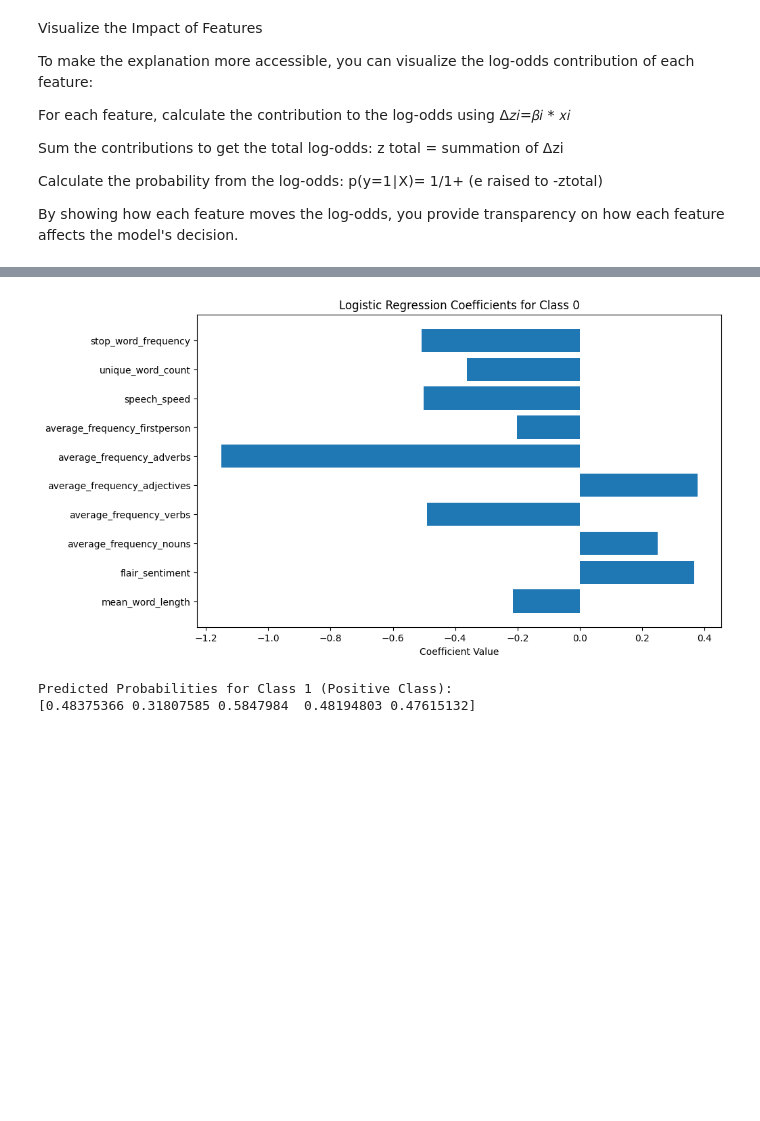
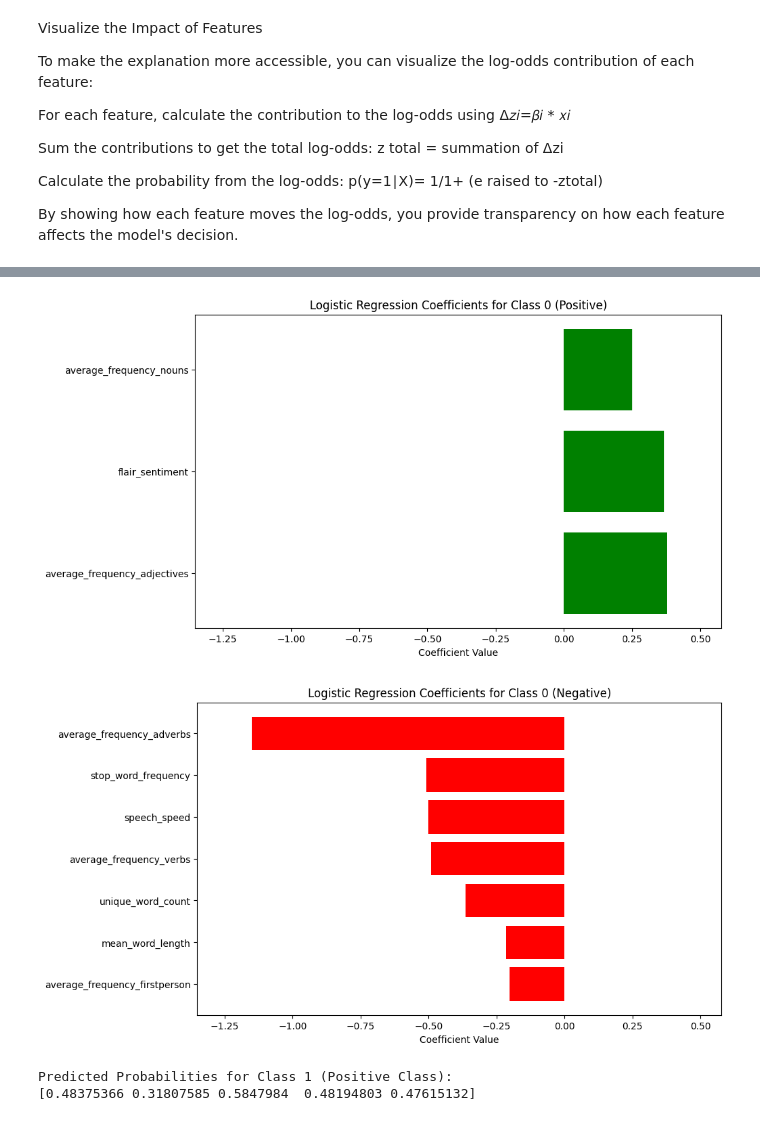
Before and after one commit to sochinghong/SU_project, a Jupyter notebook: simple_classification_features-3.ipynb, the cells around one changed output, grey strips where cells are left out. Saved outputs shown, nothing was run; the diff lists cells and outputs as text; code cells hidden in the pictures; blank space fills up the shorter version.

```diff
--- a/simple_classification_features-3.ipynb
+++ b/simple_classification_features-3.ipynb
@@ -695,23 +717,49 @@ Coefficients: [[ 0.21557576 -0.36708477 -0.24987956  0.4904923  -0.37795674  1.1
-# %%
-model.fit(X_train_norm, y_train)
-
-# Get coefficients for class 0 (negative class)
-coefficients_class_0 = -coefficients_class_1
-
-# Features
-features = ["mean_word_length", "flair_sentiment", "average_frequency_nouns",
-            "average_frequency_verbs", "average_frequency_adjectives",
-            "average_frequency_adverbs", "average_frequency_firstperson",
-            "speech_speed", "unique_word_count", "stop_word_frequency"]
-
-# Plot the coefficients for class 0
-plt.figure(figsize=(10, 6))
-plt.barh(features, coefficients_class_0)
-plt.xlabel('Coefficient Value')
-plt.title('Logistic Regression Coefficients for Class 0')
-plt.show()
-# %% [output]
-[figure, removed]
+# %%
+model.fit(X_train_norm, y_train)
+
+# Get coefficients for class 0 (negative class)
+coefficients_class_0 = -coefficients_class_1
+
+# Features
+features = ["mean_word_length", "flair_sentiment", "average_frequency_nouns",
+            "average_frequency_verbs", "average_frequency_adjectives",
+            "average_frequency_adverbs", "average_frequency_firstperson",
+            "speech_speed", "unique_word_count", "stop_word_frequency"]
+
+## Separate features with positive and negative coefficients
+positive_coefficients = [(feature, coef) for feature, coef in zip(features, coefficients_class_0) if coef > 0]
+negative_coefficients = [(feature, coef) for feature, coef in zip(features, coefficients_class_0) if coef < 0]
+
+# Sort the features by coefficient value in descending order
+positive_coefficients.sort(key=lambda x: x[1], reverse=True)
+negative_coefficients.sort(key=lambda x: x[1], reverse=True)
+
+# Unzip the sorted positive and negative coefficients
+positive_features, positive_values = zip(*positive_coefficients)
+negative_features, negative_values = zip(*negative_coefficients)
+
+# Calculate x-axis range for both plots (to make them consistent)
+x_min = min(min(positive_values), min(negative_values))
+x_max = max(max(positive_values), max(negative_values))
+
+# Plot positive coefficients
+plt.figure(figsize=(10, 6))
+plt.barh(positive_features, positive_values, color='green')
+plt.xlim(x_min - 0.2, x_max + 0.2)
+plt.xlabel('Coefficient Value')
+plt.title('Logistic Regression Coefficients for Class 0 (Positive)')
+plt.show()
+
+# Plot negative coefficients
+plt.figure(figsize=(10, 6))
+plt.barh(negative_features, negative_values, color='red', linewidth= 0.5)
+plt.xlim(x_min - 0.2, x_max + 0.2)
+plt.xlabel('Coefficient Value')
+plt.title('Logistic Regression Coefficients for Class 0 (Negative)')
+plt.show()
+# %% [output]
+[figure, added]
+[figure, added]
 # %%
 model.fit(X_train_norm, y_train)
 
```
Also changed, not shown: parts of 7 cells of this notebook.
